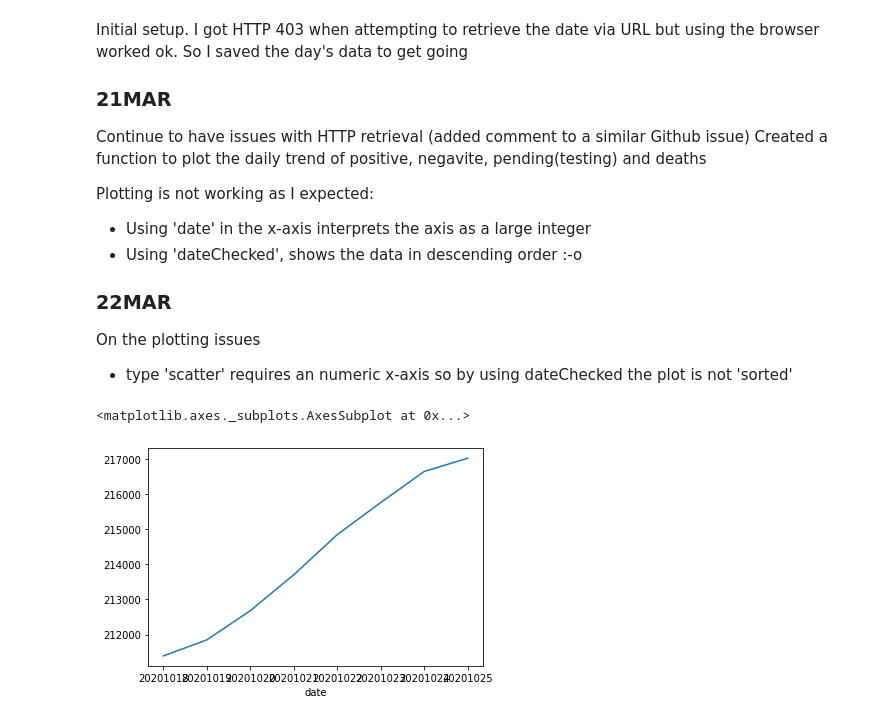
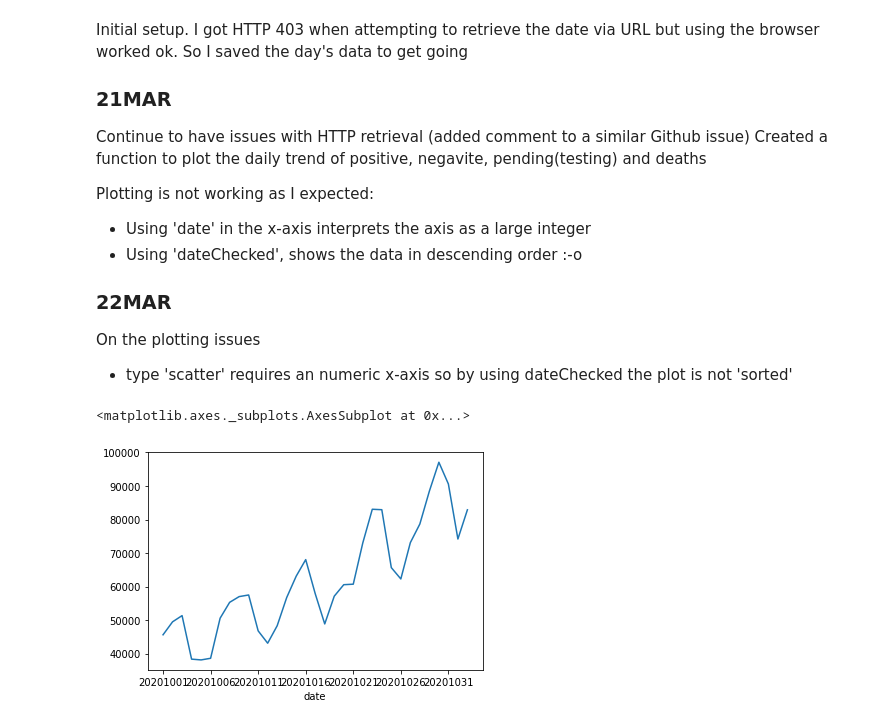
Before and after one commit to aflores/colab-notebooks, a Jupyter notebook: covid01.ipynb, the cells around one changed output. Cells and saved outputs as stored; diff of their text form; code cells hidden in the pictures.

```diff
--- a/covid01.ipynb
+++ b/covid01.ipynb
@@ -61,12 +61,15 @@ daily = daily.astype({"date": str})
 # %%
-# national = daily[['date','state','positive','negative','death']][(daily.date >= '20201001') & (daily.state == 'FL')]
-national = daily[['date','state','positive','negative','death']][(daily.date >= '20201018')]
+#national = daily[['date','state','positiveIncrease','negativeIncrease','deathIncrease', 'hospitalizedIncrease']][(daily.date >= '20200401') & (daily.state == 'FL')]
+national = daily[['date','state','positiveIncrease','negativeIncrease','deathIncrease', 'hospitalizedIncrease']][(daily.date >= '20201001')]
 #national = national.groupby(['date','state']).sum()
 #print(national.dtypes)
 #national.head()
-#national.groupby(['date'])['positive'].sum().plot()
-#national.groupby(['date'])['negative'].sum().plot()
-national.groupby(['date'])['death'].sum().plot()
+
+#national.groupby(['date'])['negativeIncrease'].sum().plot()
+#national.groupby(['date'])['hospitalizedIncrease'].sum().plot()
+#national.groupby(['date'])['deathIncrease'].sum().plot()
-# %% [output]
-<matplotlib.axes._subplots.AxesSubplot at 0x...>
-[figure, removed]
+# %%
+national.groupby(['date'])['positiveIncrease'].sum().plot()
+# %% [output]
+<matplotlib.axes._subplots.AxesSubplot at 0x...>
+[figure, added]
```
Also changed, not shown: parts of 7 cells of this notebook.
